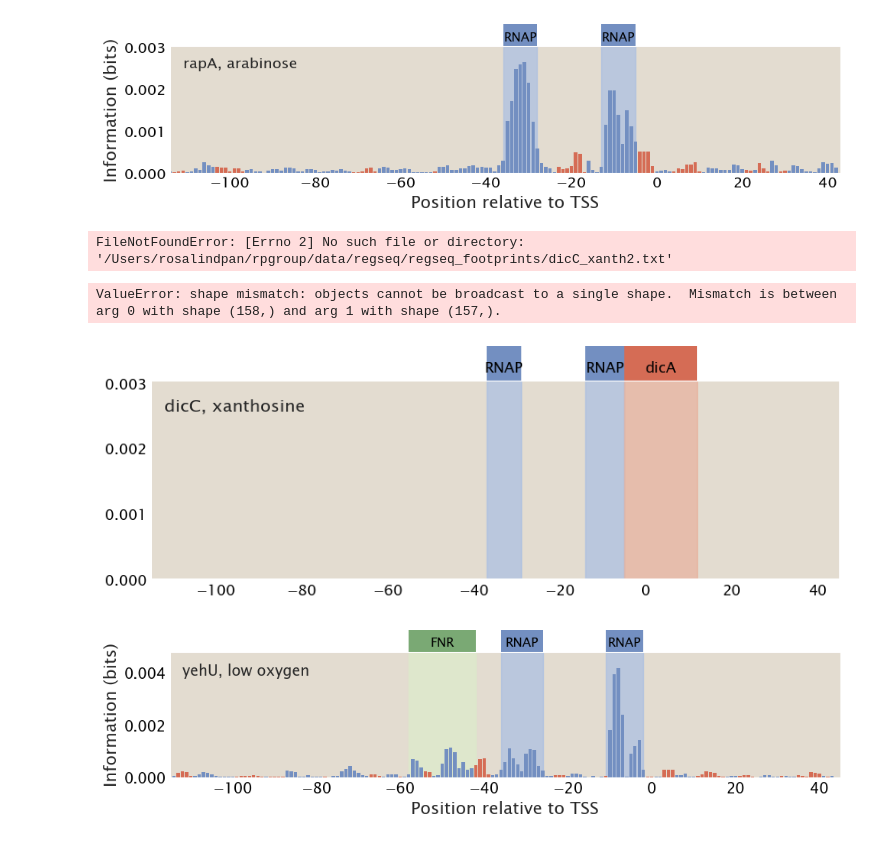
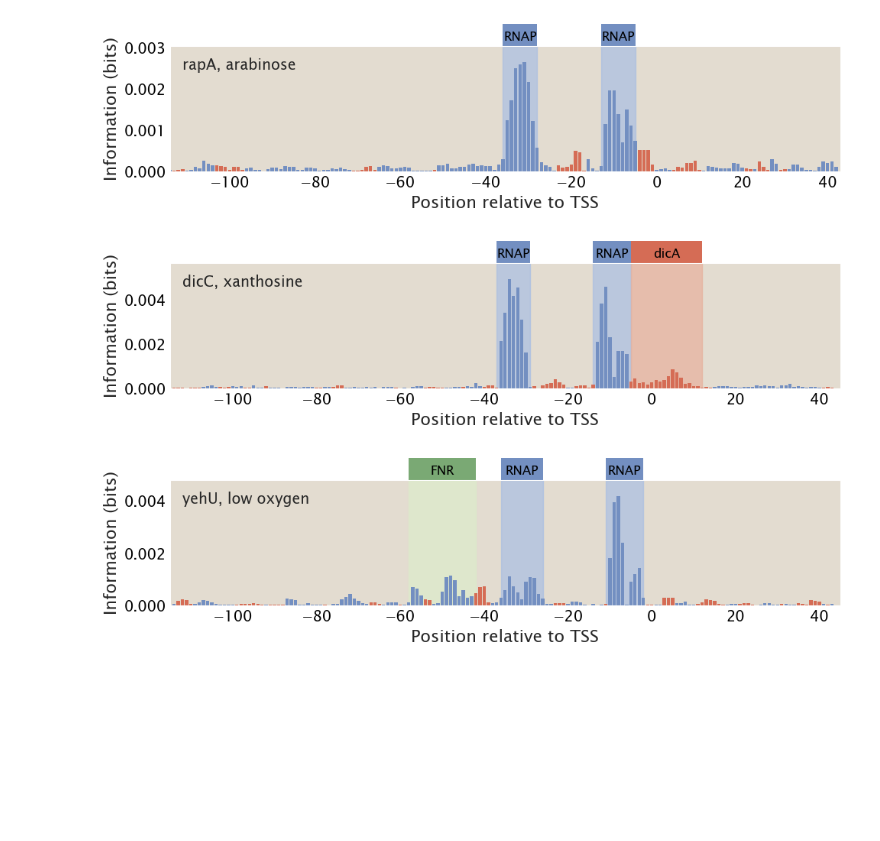
Before and after one commit to RPGroup-PBoC/theoretical_regseq, a Jupyter notebook: SI_notebooks/figS5_regseq_comparison.ipynb, the cells around one changed output. Cells and saved outputs as stored; diff of their text form; code cells hidden in the pictures; blank space fills up the shorter version.

Commit message:
added datafiles for regseq footprints

```diff
--- a/SI_notebooks/figS5_regseq_comparison.ipynb
+++ b/SI_notebooks/figS5_regseq_comparison.ipynb
@@ -76,20 +76,17 @@ plot_footprint(footprint, region_params, smoothed=False,
 # %% [output]
 [figure]
 # %%
-file_path = '/Users/rosalindpan/rpgroup/data/regseq/regseq_footprints/dicC_xanth2.txt'
+file_path = '../data/regseq_footprints/dicC_xanth2.txt'
 
 fdhE_LB_df = pd.read_csv(file_path, delim_whitespace=True)
 footprint = tregs.utils.smoothing(fdhE_LB_df['info'])
-# %% [output]
-FileNotFoundError: [Errno 2] No such file or directory: '/Users/rosalindpan/rpgroup/data/regseq/regseq_footprints/dicC_xanth2.txt'
 # %%
 region_params = [(-37, -29, 'P', 'RNAP'), (-14, -5, 'P', 'RNAP'), (-5, 12, 'R', 'dicA')]
 plot_footprint(footprint, region_params,
-                fpath='../plots/dicC_footprint.pdf',
+                fpath='../plots/figS5/dicC_footprint.pdf',
                 title_text='dicC, xanthosine')
 # %% [output]
-ValueError: shape mismatch: objects cannot be broadcast to a single shape.  Mismatch is between arg 0 with shape (158,) and arg 1 with shape (157,).
-[figure, old version]
+[figure, new version]
 # %%
 file_path = '/Users/rosalindpan/rpgroup/data/regseq/regseq_footprints/yehU_Anaero.txt'
 
```
Also changed, not shown: parts of 7 cells of this notebook, 10 other files.
